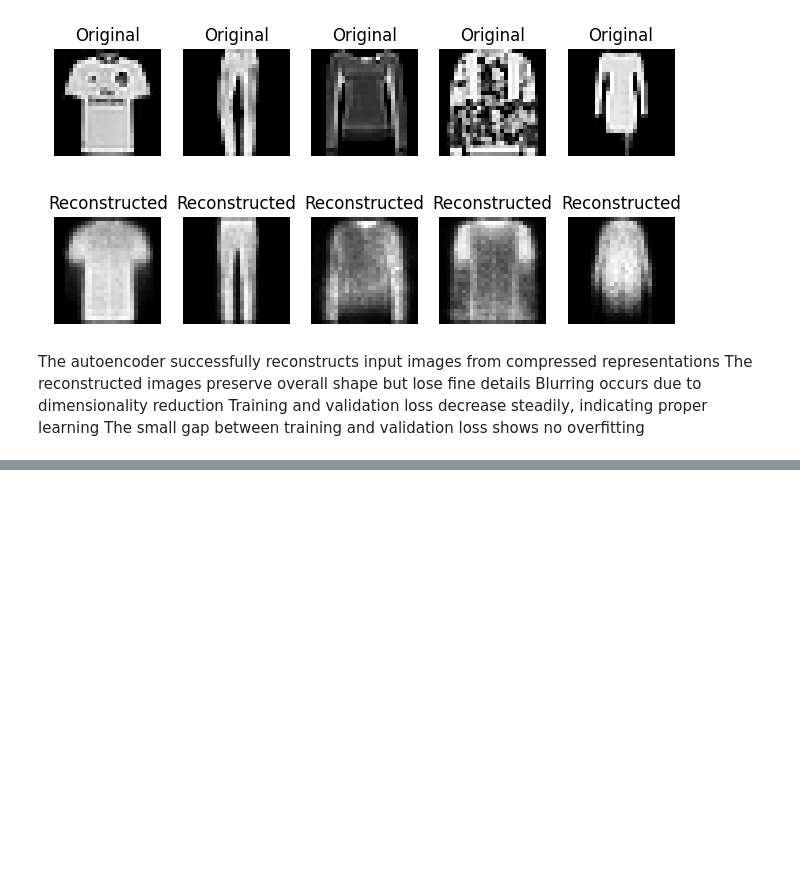
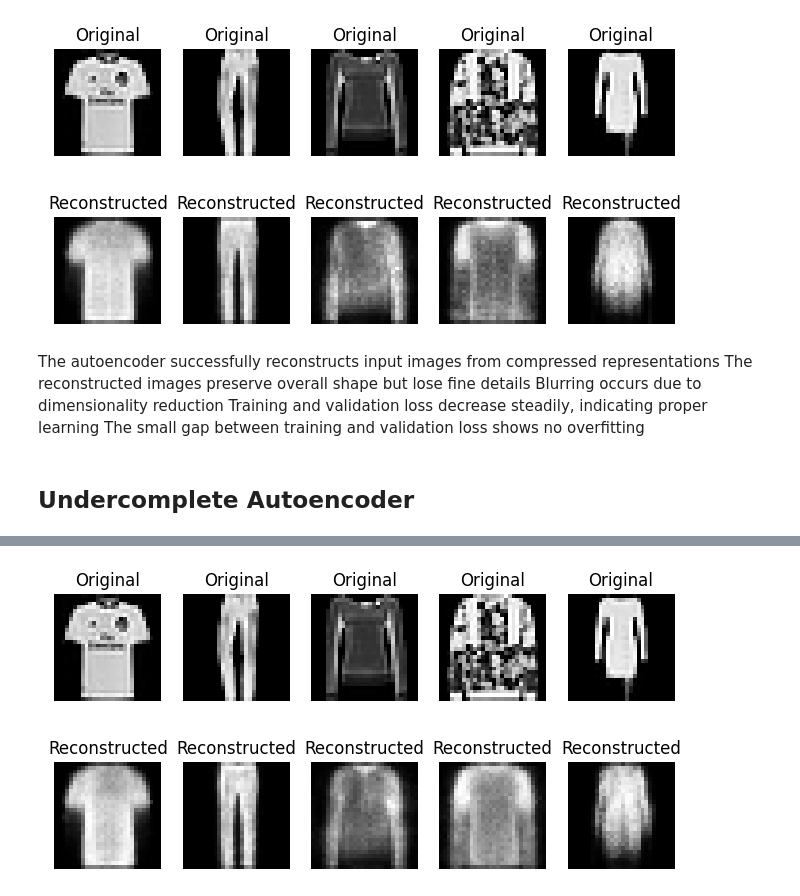
Before and after one commit to naveen-ramavath/Deep-Learning, a Jupyter notebook: dl_assignment.ipynb, the cells around one changed output, grey strips where cells are left out. Saved outputs shown, nothing was run; the diff lists cells and outputs as text; code cells hidden in the pictures; blank space fills up the shorter version.

Commit message:
undercomplete autoencoder

```diff
--- a/dl_assignment.ipynb
+++ b/dl_assignment.ipynb
@@ -1396,3 +1396,81 @@ The reconstructed images preserve overall shape but lose fine details
 Blurring occurs due to dimensionality reduction
 Training and validation loss decrease steadily, indicating proper learning
 The small gap between training and validation loss shows no overfitting
+# %% [markdown]
+## Undercomplete Autoencoder
+# %%
+import pandas as pd
+import tensorflow as tf
+import matplotlib.pyplot as plt
+from tensorflow.keras.models import Model
+from tensorflow.keras.layers import Input, Dense
+
+# ----------------------------
+# 1. LOAD DATA
+# ----------------------------
+train = pd.read_csv("/content/fashion-mnist_train.csv (1).zip")
+test = pd.read_csv("/content/fashion-mnist_test.csv (1).zip")
+
+X_train = train.drop("label", axis=1).values / 255.0
+X_test = test.drop("label", axis=1).values / 255.0
+
+# small dataset
+X_train = X_train[:5000]
+X_test = X_test[:1000]
+
+# ----------------------------
+# 2. BUILD UNDERCOMPLETE AE
+# ----------------------------
+input_img = Input(shape=(784,))
+
+# Encoder (strong compression)
+encoded = Dense(128, activation='relu')(input_img)
+encoded = Dense(64, activation='relu')(encoded)
+encoded = Dense(16, activation='relu')(encoded)   # 🔥 small latent space
+
+# Decoder
+decoded = Dense(64, activation='relu')(encoded)
+decoded = Dense(128, activation='relu')(decoded)
+decoded = Dense(784, activation='sigmoid')(decoded)
+
+# Model
+autoencoder = Model(input_img, decoded)
+
+# ----------------------------
+# 3. COMPILE
+# ----------------------------
+autoencoder.compile(optimizer='adam', loss='mse')
+
+# ----------------------------
+# 4. TRAIN
+# ----------------------------
+history = autoencoder.fit(X_train, X_train,
+                          epochs=5,
+                          batch_size=32,
+                          validation_split=0.2)
+
+# ----------------------------
+# 5. RECONSTRUCTION
+# ----------------------------
+reconstructed = autoencoder.predict(X_test)
+
+# ----------------------------
+# 6. VISUALIZATION
+# ----------------------------
+plt.figure(figsize=(8,4))
+
+for i in range(5):
+    # original
+    plt.subplot(2,5,i+1)
+    plt.imshow(X_test[i].reshape(28,28), cmap='gray')
+    plt.title("Original")
+    plt.axis('off')
+
+    # reconstructed
+    plt.subplot(2,5,i+6)
+    plt.imshow(reconstructed[i].reshape(28,28), cmap='gray')
+    plt.title("Reconstructed")
+    plt.axis('off')
+
+plt.show()
+# %% [output]
@@ -1398,0 +1488 @@ The small gap between training and validation loss shows no overfitting
+[figure, added]
```
Also changed, not shown: parts of 2 cells of this notebook.
